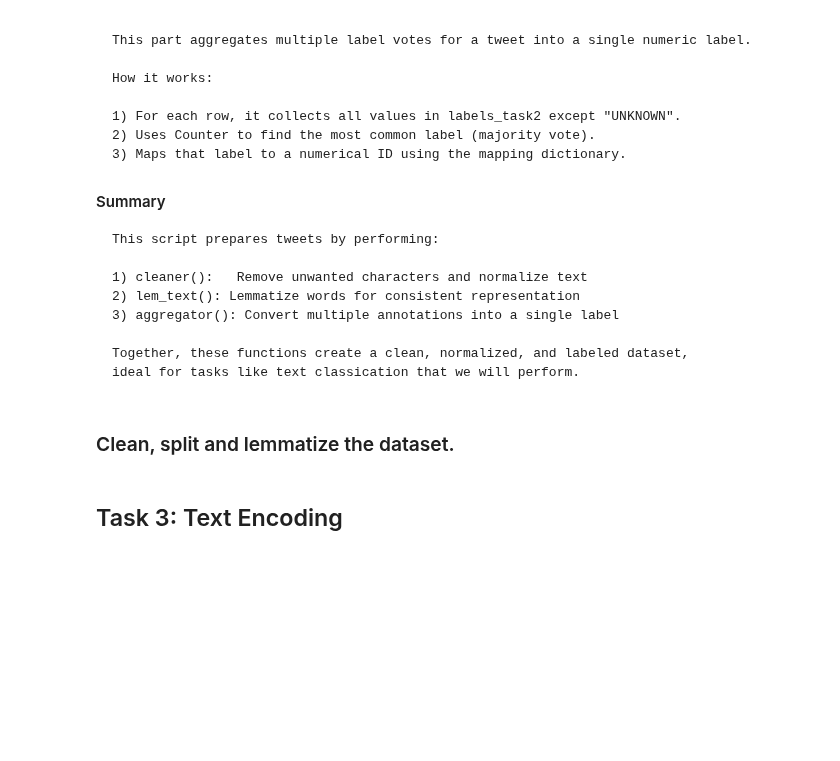
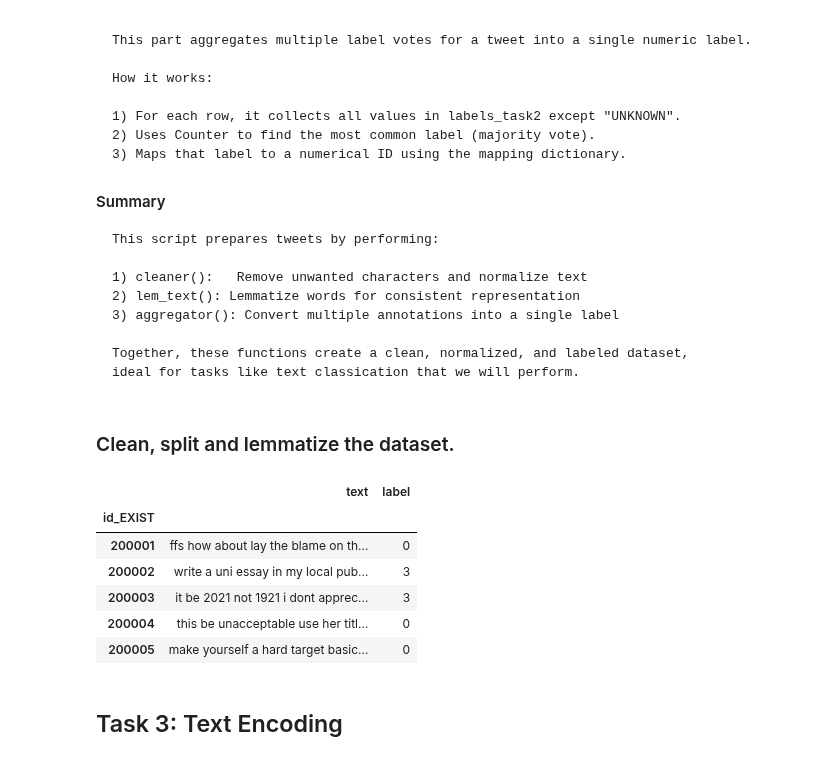
Before and after one commit to LuGorr/Sexist-Tweet-Detection, a Jupyter notebook: A1/Assignment_1.ipynb, the cells around one changed output. Cells and saved outputs as stored; diff of their text form; code cells hidden in the pictures; blank space fills up the shorter version.

```diff
--- a/A1/Assignment_1.ipynb
+++ b/A1/Assignment_1.ipynb
@@ -271,11 +199,11 @@ dts = {
 
 # Unnecessary columns
 drop_cols = ["number_annotators", "annotators", "gender_annotators",
-    "age_annotators", "labels_task1", "labels_task3", "split"]
+    "age_annotators", "labels_task1", "labels_task3", "split", "lang"]
 
 # Clean and lemmatize the data
 for name, df in dts.items():
-    df = df[df.lang == "en"] # Drop spanish.
+    df = df[df.lang == "en"].copy() # Drop spanish.
 
     df = df.drop(columns=drop_cols) # Drop unnecessary cols.
 
@@ -288,5 +216,22 @@ for name, df in dts.items():
     dts[name] = df
 
 train, test, val = dts.values()
+
+train.rename(columns={"labels": "label"}, inplace=True)
+train.rename(columns={"tweet": "text"}, inplace=True)
+val.rename(columns={"labels": "label"}, inplace=True)
+val.rename(columns={"tweet": "text"}, inplace=True)
+test.rename(columns={"labels": "label"}, inplace=True)
+test.rename(columns={"tweet": "text"}, inplace=True)
+# %%
+train.head()
+# %% [output]
+|  | text | label |
+| id_EXIST |  |  |
+| 200001 | ffs how about lay the blame on th... | 0 |
+| 200002 | write a uni essay in my local pub... | 3 |
+| 200003 | it be 2021 not 1921 i dont apprec... | 3 |
+| 200004 | this be unacceptable use her titl... | 0 |
+| 200005 | make yourself a hard target basic... | 0 |
 # %% [markdown]
 ## Task 3: Text Encoding
```
Also changed, not shown: parts of 54 cells of this notebook.
